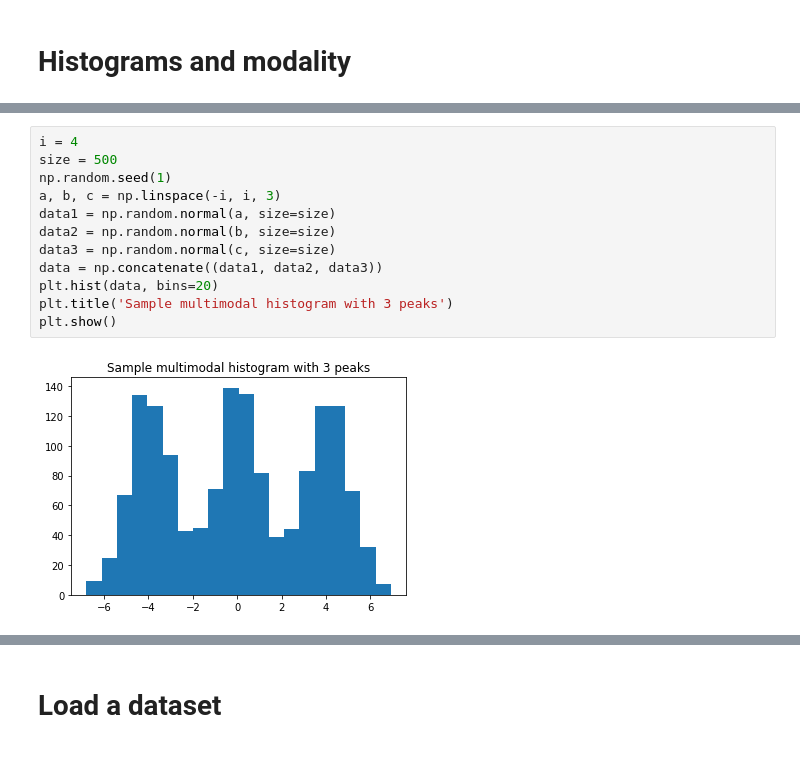
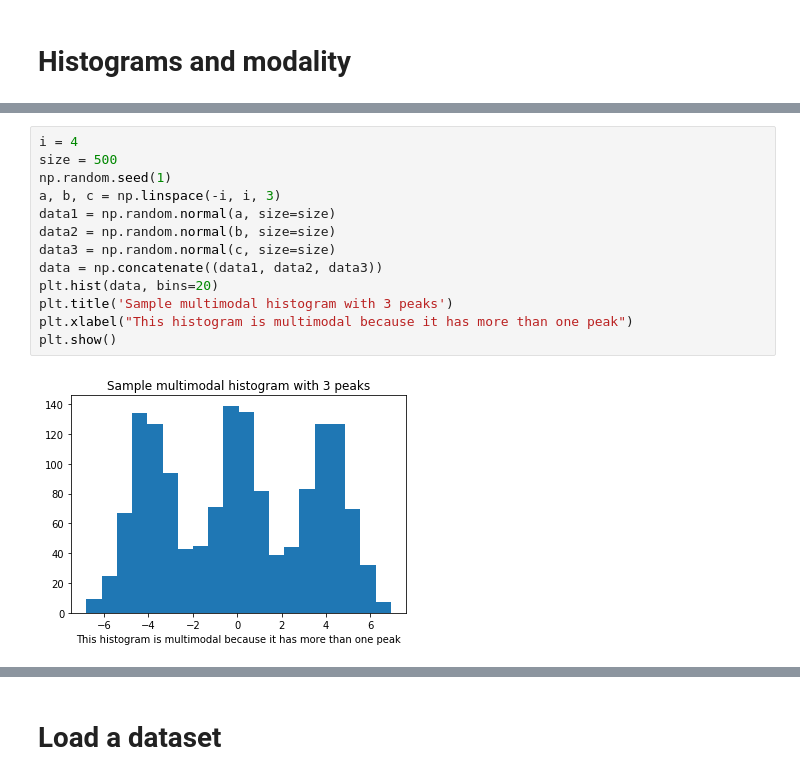
Before and after one commit to mica5/statistics, a Jupyter notebook: statistics.ipynb, the cells around one changed output, grey strips where cells are left out. Drawn from its saved outputs; the diff is of its cells as text.

```diff
--- a/statistics.ipynb
+++ b/statistics.ipynb
@@ -168,17 +386,18 @@ plt.show()
 # %%
 i = 4
 size = 500
 np.random.seed(1)
 a, b, c = np.linspace(-i, i, 3)
 data1 = np.random.normal(a, size=size)
 data2 = np.random.normal(b, size=size)
 data3 = np.random.normal(c, size=size)
 data = np.concatenate((data1, data2, data3))
 plt.hist(data, bins=20)
 plt.title('Sample multimodal histogram with 3 peaks')
+plt.xlabel("This histogram is multimodal because it has more than one peak")
 plt.show()
 # %% [output]
-[figure, old version]
+[figure, new version]
 # %%
 %%time
 np.random.seed(0)
```
Also changed, not shown: parts of 23 cells of this notebook.
